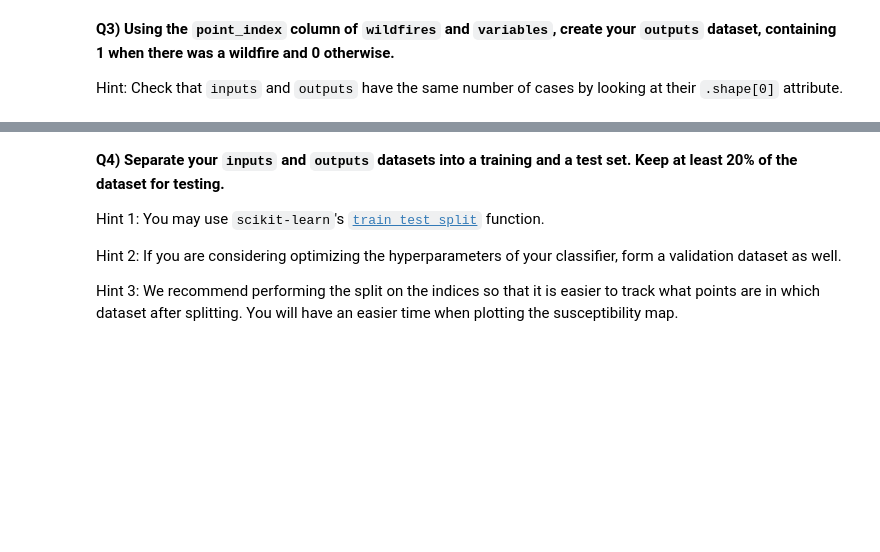
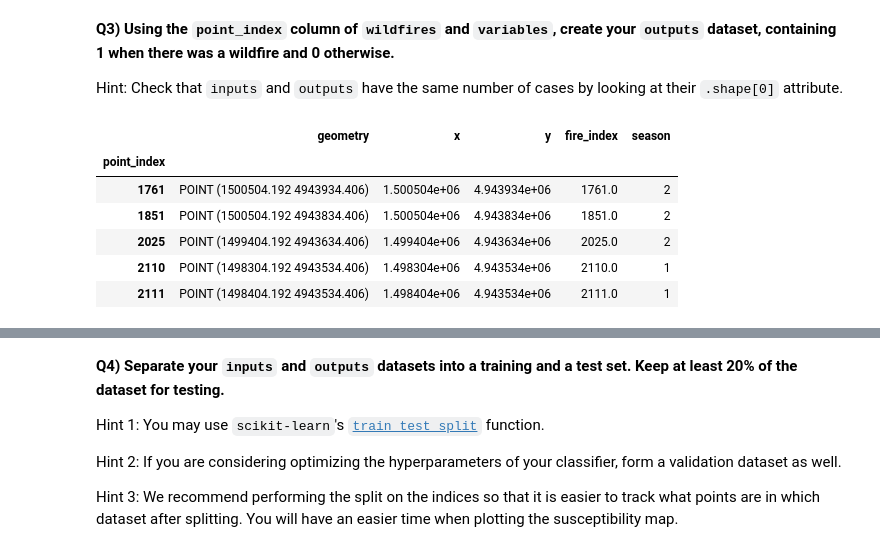
Before and after one commit to ocallaghanm/2022_ML_EES, a Jupyter notebook: Exercises/S2_4_Wildfire_Risk_Italy.ipynb, the cells around one changed output, grey strips where cells are left out. Saved outputs shown, nothing was run; the diff lists cells and outputs as text; code cells hidden in the pictures; blank space fills up the shorter version.

```diff
--- a/Exercises/S2_4_Wildfire_Risk_Italy.ipynb
+++ b/Exercises/S2_4_Wildfire_Risk_Italy.ipynb
@@ -207,3 +233,13 @@ Now that we built our `inputs` dataset, we are ready to build our `outputs` data
 **Q3) Using the `point_index` column of `wildfires` and `variables`, create your `outputs` dataset, containing 1 when there was a wildfire and 0 otherwise.**
 
 Hint: Check that `inputs` and `outputs` have the same number of cases by looking at their `.shape[0]` attribute.
+# %%
+wildfires.head()
+# %% [output]
+|  | geometry | x | y | fire_index | season |
+| point_index |  |  |  |  |  |
+| 1761 | POINT (1500504.192 4943934.406) | 1.500504e+06 | 4.943934e+06 | 1761.0 | 2 |
+| 1851 | POINT (1500504.192 4943834.406) | 1.500504e+06 | 4.943834e+06 | 1851.0 | 2 |
+| 2025 | POINT (1499404.192 4943634.406) | 1.499404e+06 | 4.943634e+06 | 2025.0 | 2 |
+| 2110 | POINT (1498304.192 4943534.406) | 1.498304e+06 | 4.943534e+06 | 2110.0 | 1 |
+| 2111 | POINT (1498404.192 4943534.406) | 1.498404e+06 | 4.943534e+06 | 2111.0 | 1 |
```
Also changed, not shown: parts of 15 cells of this notebook.
